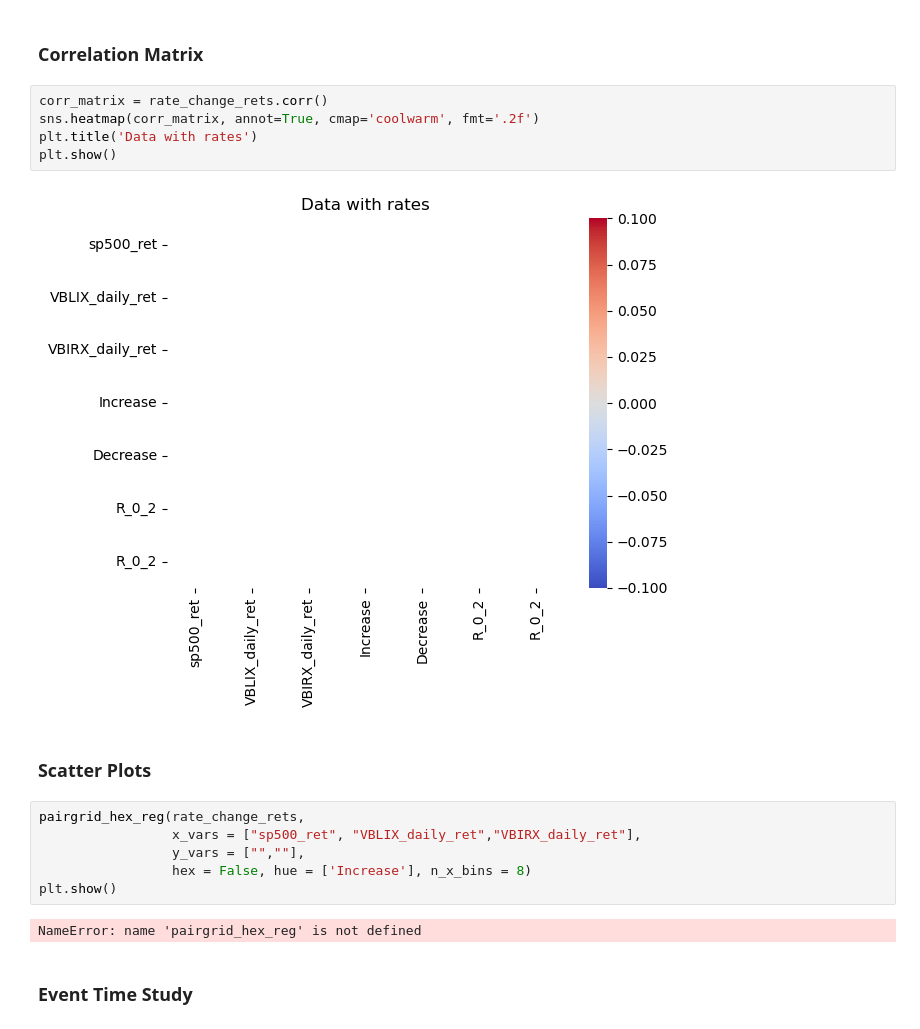
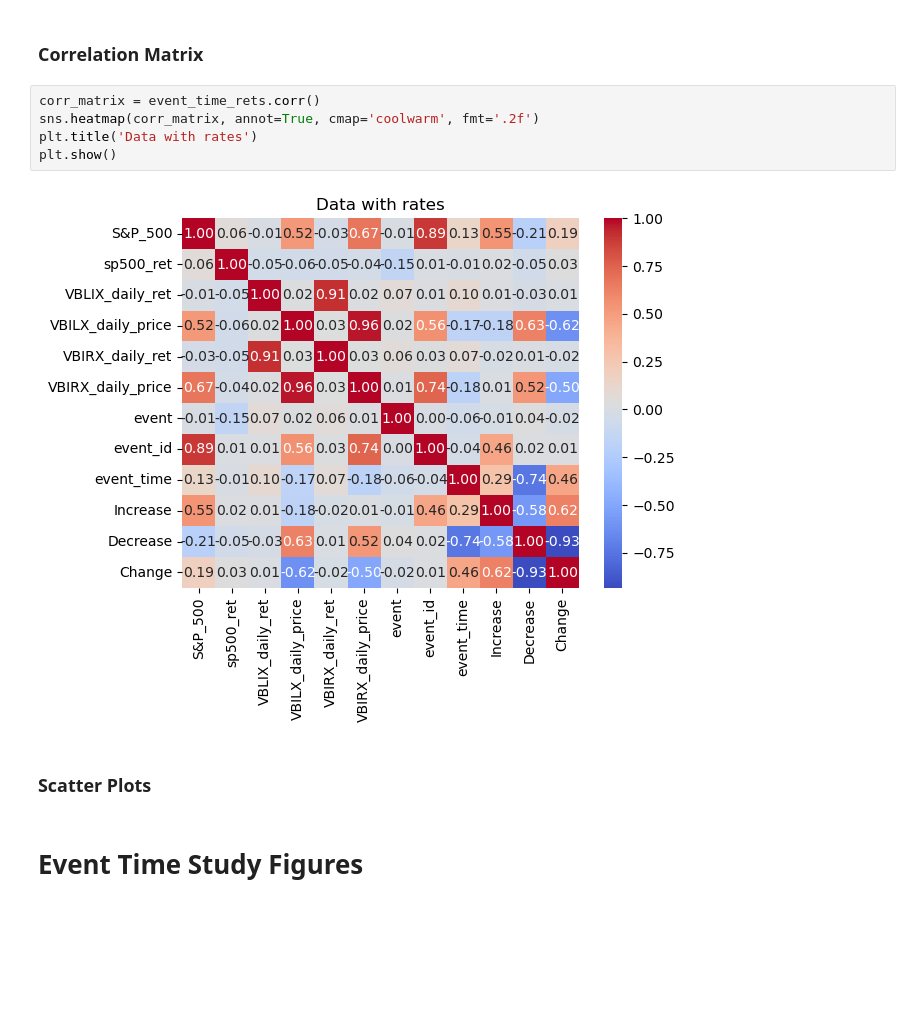
Before and after one commit to mab923/finalteamproject, a Jupyter notebook: Untitled.ipynb, the cells around one changed output. Cells and saved outputs as stored; diff of their text form; blank space fills up the shorter version.

```diff
--- a/Untitled.ipynb
+++ b/Untitled.ipynb
@@ -230,21 +232,13 @@ event_time_rets
 # %% [markdown]
 ### Correlation Matrix
 # %%
-corr_matrix = rate_change_rets.corr()
+corr_matrix = event_time_rets.corr()
 sns.heatmap(corr_matrix, annot=True, cmap='coolwarm', fmt='.2f')
 plt.title('Data with rates')
 plt.show()
 # %% [output]
-[figure, old version]
+[figure, new version]
 # %% [markdown]
 ### Scatter Plots
-# %%
-pairgrid_hex_reg(rate_change_rets,
-                 x_vars = ["sp500_ret", "VBLIX_daily_ret","VBIRX_daily_ret"],
-                 y_vars = ["",""],
-                 hex = False, hue = ['Increase'], n_x_bins = 8)
-plt.show()
-# %% [output]
-NameError: name 'pairgrid_hex_reg' is not defined
 # %% [markdown]
-### Event Time Study
+# Event Time Study Figures
```
Also changed, not shown: parts of 8 cells of this notebook.
